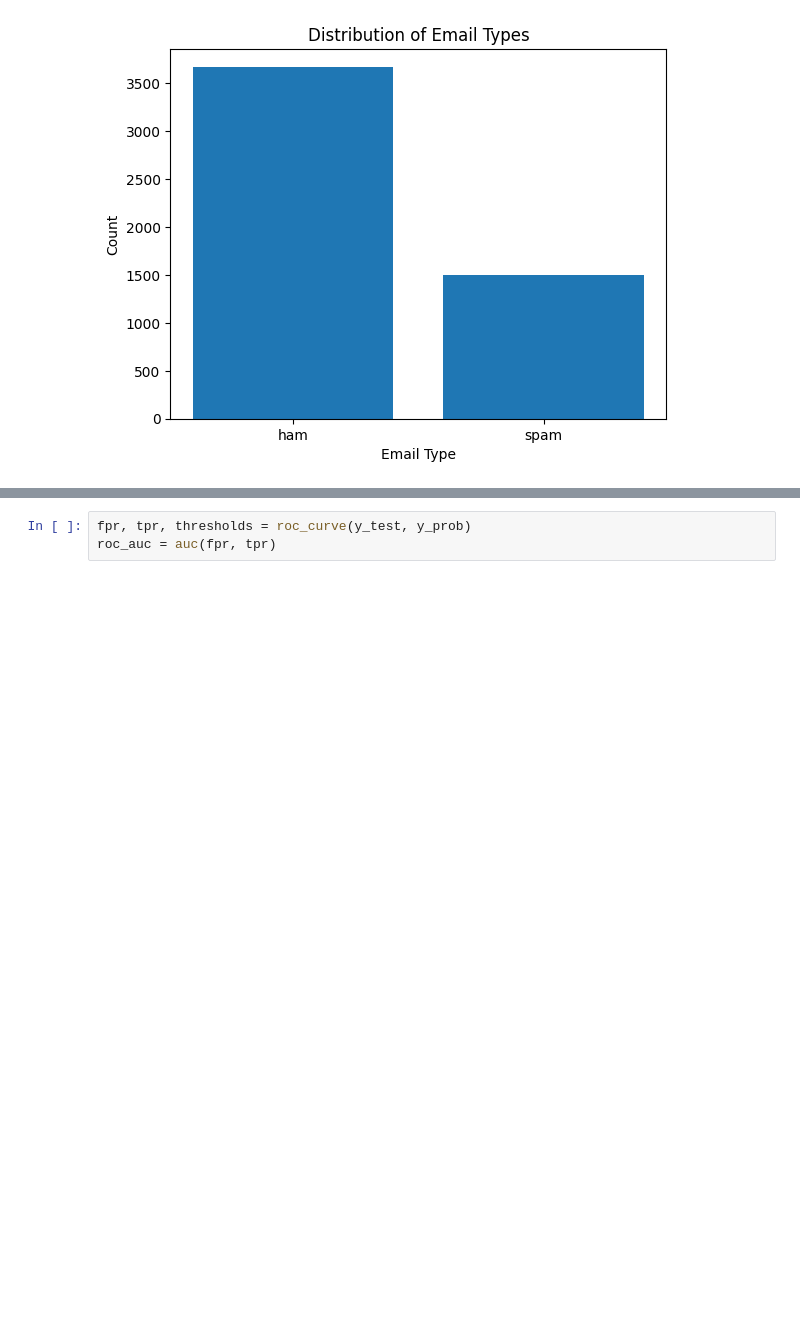
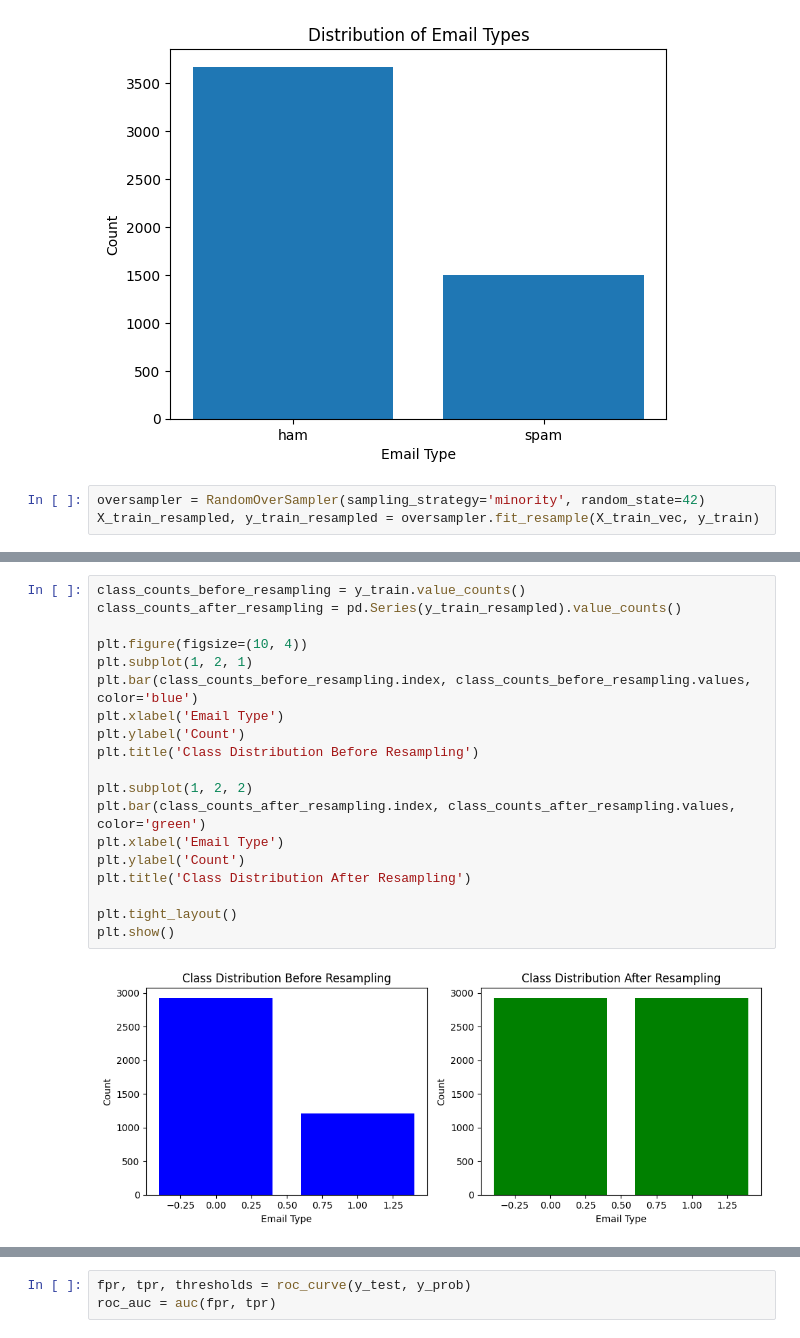
Before and after one commit to Guhan2348519/lab-task, a Jupyter notebook: 2348519_lab8.ipynb, the cells around one changed output, grey strips where cells are left out. Saved outputs shown, nothing was run; the diff lists cells and outputs as text; blank space fills up the shorter version.

```diff
--- a/2348519_lab8.ipynb
+++ b/2348519_lab8.ipynb
@@ -81,3 +83,6 @@ plt.title('Distribution of Email Types')
 plt.show()
 # %% [output]
 [figure]
+# %%
+oversampler = RandomOverSampler(sampling_strategy='minority', random_state=42)
+X_train_resampled, y_train_resampled = oversampler.fit_resample(X_train_vec, y_train)
@@ -84 +106,22 @@ plt.show()
+# %%
+class_counts_before_resampling = y_train.value_counts()
+class_counts_after_resampling = pd.Series(y_train_resampled).value_counts()
+
+plt.figure(figsize=(10, 4))
+plt.subplot(1, 2, 1)
+plt.bar(class_counts_before_resampling.index, class_counts_before_resampling.values, color='blue')
+plt.xlabel('Email Type')
+plt.ylabel('Count')
+plt.title('Class Distribution Before Resampling')
+
+plt.subplot(1, 2, 2)
+plt.bar(class_counts_after_resampling.index, class_counts_after_resampling.values, color='green')
+plt.xlabel('Email Type')
+plt.ylabel('Count')
+plt.title('Class Distribution After Resampling')
+
+plt.tight_layout()
+plt.show()
+# %% [output]
+[figure, added]
 # %%
```
Also changed, not shown: parts of 5 cells of this notebook.
